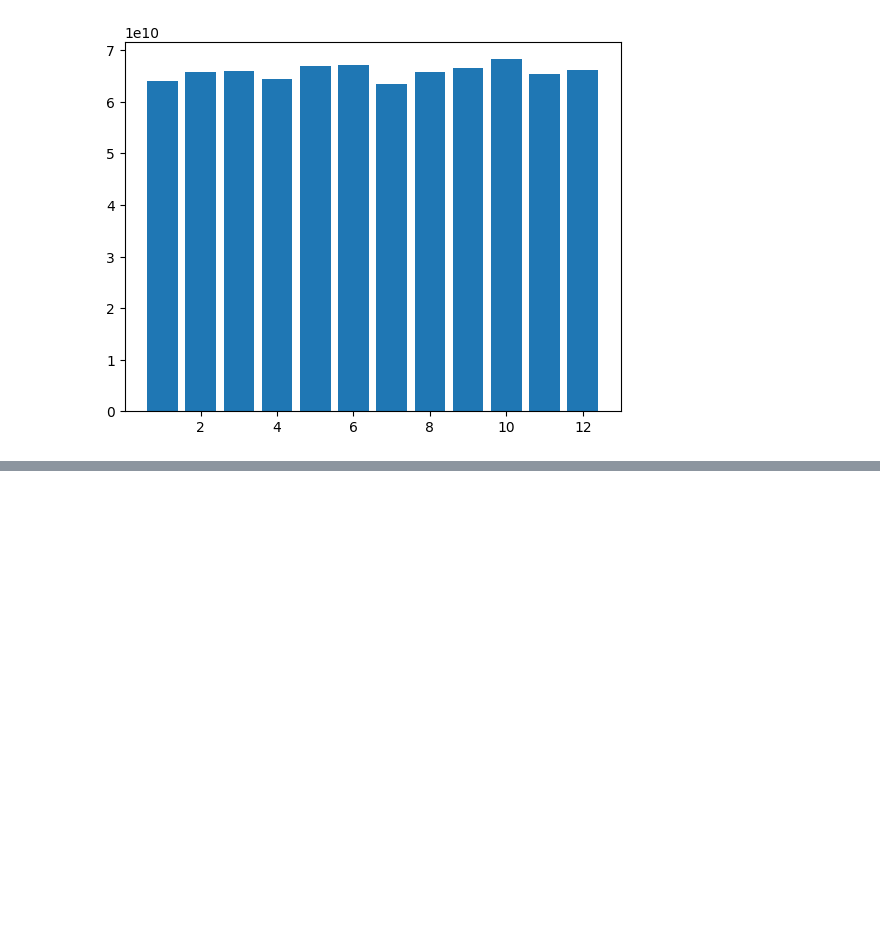
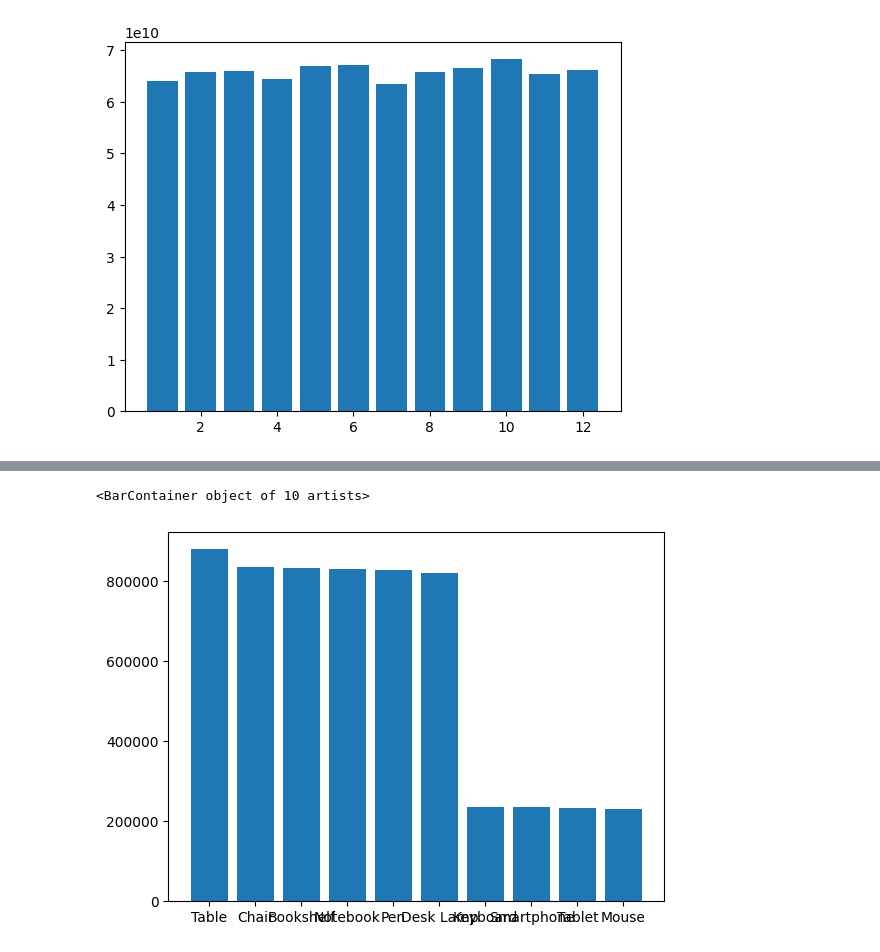
Before and after one commit to aminrahkan/sales-data-analysis, a Jupyter notebook: excercise 1 .ipynb, the cells around one changed output, grey strips where cells are left out. Cells and saved outputs as stored; diff of their text form; code cells hidden in the pictures; blank space fills up the shorter version.

Commit message:
BestSalesProduct bar
BestSalesProduct basr

```diff
--- a/excercise 1 .ipynb
+++ b/excercise 1 .ipynb
@@ -192,3 +192,5 @@ plt.bar(Month_Sales.index,Month_Sales.values)
 # %% [output]
 <BarContainer object of 12 artists>
 [figure]
+# %%
+ BestSalesProduct= data.groupby('ProductName')['QuantitySold'].sum().sort_values(ascending=False)[:10]
@@ -194,0 +212,5 @@ plt.bar(Month_Sales.index,Month_Sales.values)
+# %%
+plt.bar(BestSalesProduct.index,BestSalesProduct.values)
+# %% [output]
+<BarContainer object of 10 artists>
+[figure, added]
```
Also changed, not shown: parts of 1 cell of this notebook.
